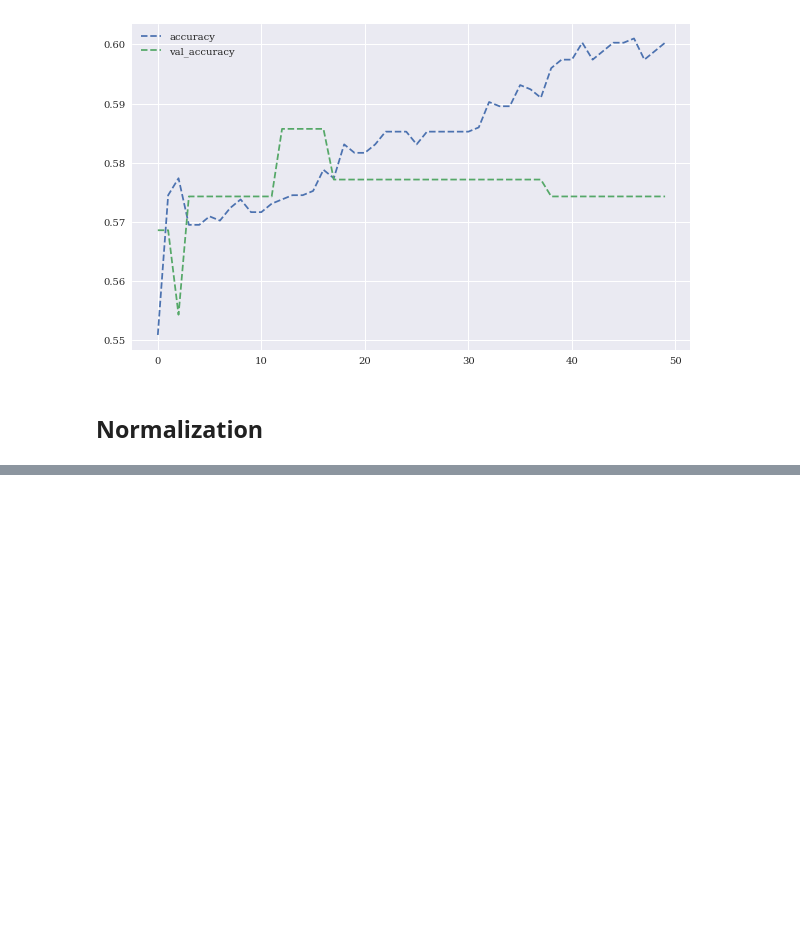
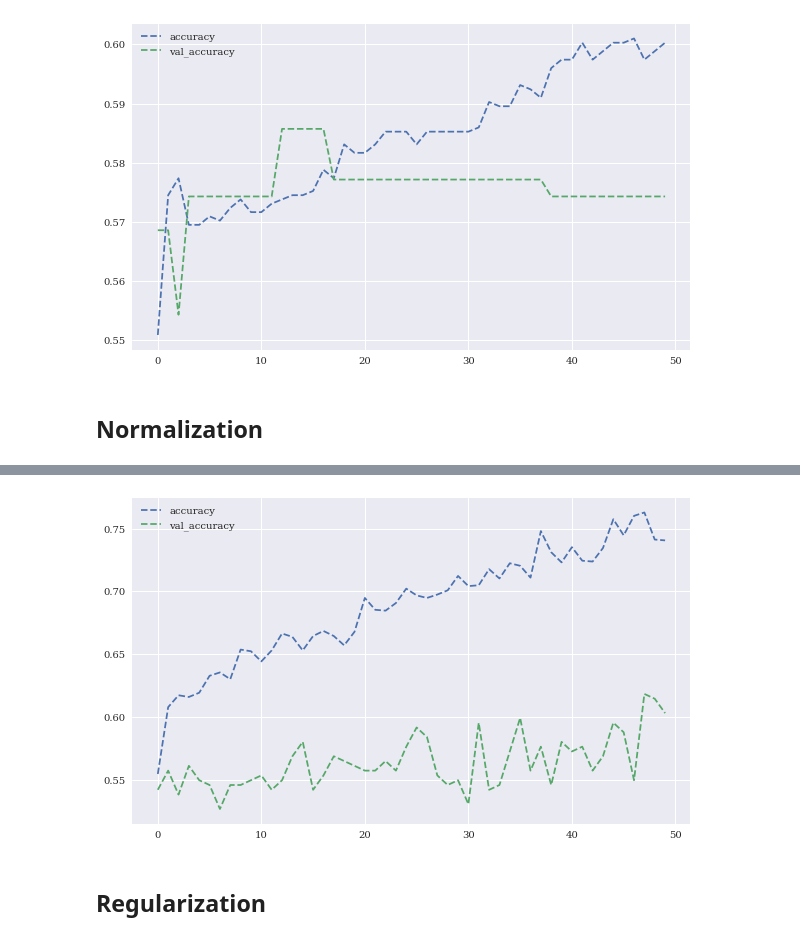
Before and after one commit to michaelsyao/AI_in_Finance, a Jupyter notebook: 07_dense_networks.ipynb, the cells around one changed output, grey strips where cells are left out. Drawn from its saved outputs; the diff is of its cells as text; code cells hidden in the pictures; blank space fills up the shorter version.

```diff
--- a/07_dense_networks.ipynb
+++ b/07_dense_networks.ipynb
@@ -315,0 +445,6 @@ model = create_model(hl=2, hu=128)
+# %%
+res[['accuracy', 'val_accuracy']].plot(figsize=(10, 6), style='--');
+# %% [output]
+[figure, added]
+# %% [markdown]
+## Regularization
```
Also changed, not shown: parts of 49 cells of this notebook.
